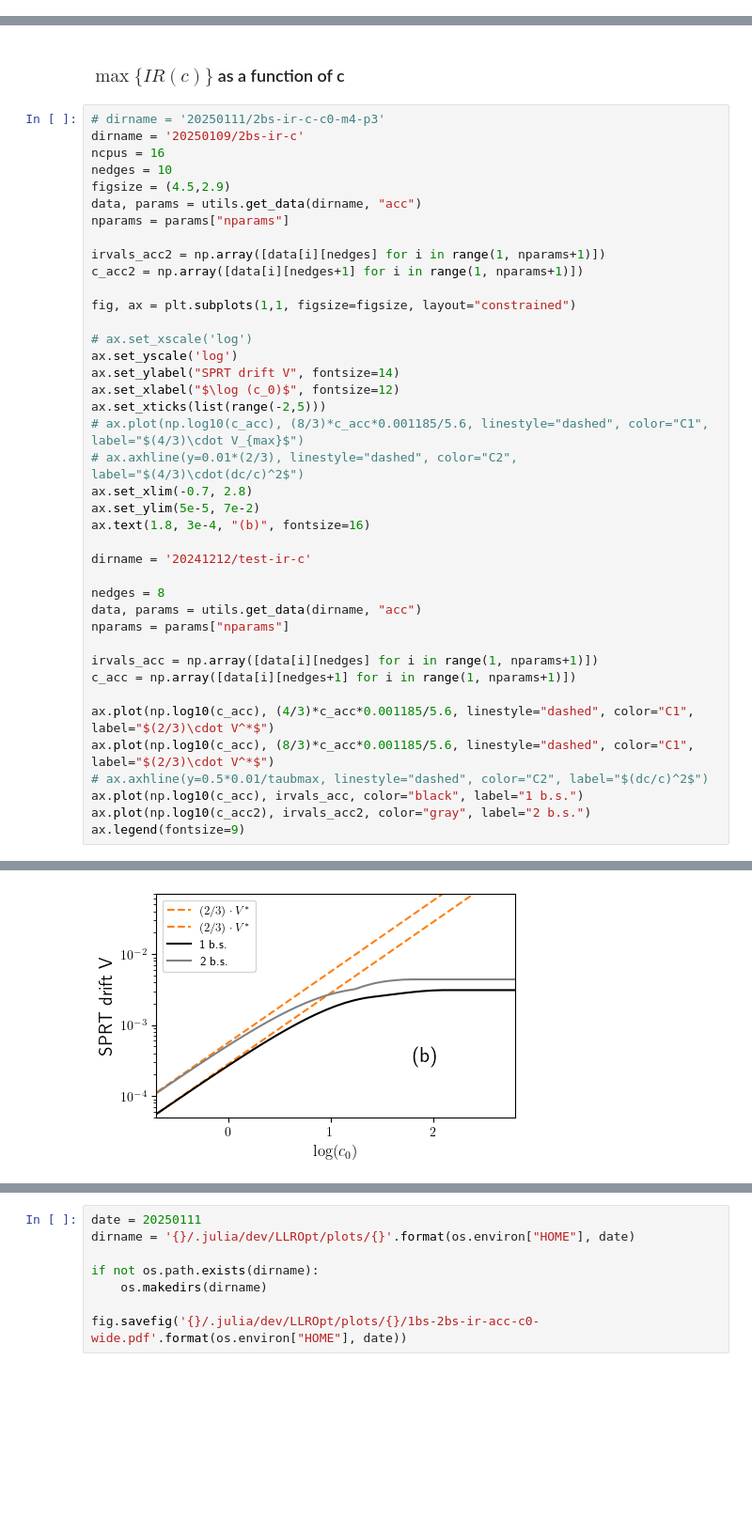
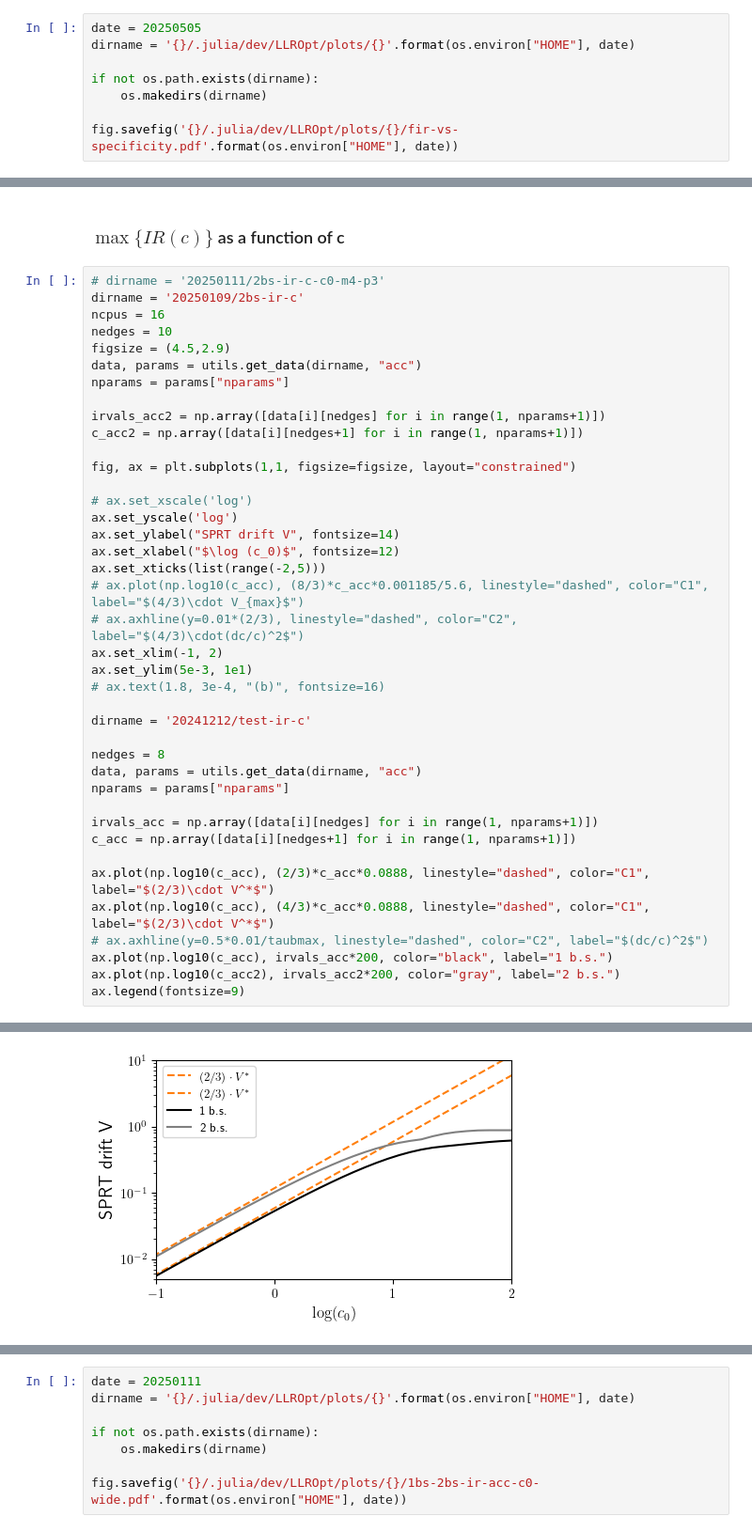
Before and after one commit to ta-rekt/LLROpt.jl, a Jupyter notebook: development.ipynb, the cells around one changed output, grey strips where cells are left out. Shown at 94% size. Cells and saved outputs as stored; diff of their text form; blank space fills up the shorter version.

```diff
--- a/development.ipynb
+++ b/development.ipynb
@@ -2909,3 +2943,11 @@ ax.plot(pons, tbs)
+# %%
+date = 20250505
+dirname = '{}/.julia/dev/LLROpt/plots/{}'.format(os.environ["HOME"], date)
+
+if not os.path.exists(dirname):
+    os.makedirs(dirname)
+
+fig.savefig('{}/.julia/dev/LLROpt/plots/{}/fir-vs-specificity.pdf'.format(os.environ["HOME"], date))
 # %% [markdown]
 # Multiple binding sites
 # %% [markdown]
@@ -5581,39 +5623,39 @@ nedges = 10
 figsize = (4.5,2.9)
 data, params = utils.get_data(dirname, "acc")
 nparams = params["nparams"]
 
 irvals_acc2 = np.array([data[i][nedges] for i in range(1, nparams+1)])
 c_acc2 = np.array([data[i][nedges+1] for i in range(1, nparams+1)])
 
 fig, ax = plt.subplots(1,1, figsize=figsize, layout="constrained")
 
 # ax.set_xscale('log')
 ax.set_yscale('log')
 ax.set_ylabel("SPRT drift V", fontsize=14)
 ax.set_xlabel("$\log (c_0)$", fontsize=12)
 ax.set_xticks(list(range(-2,5)))
 # ax.plot(np.log10(c_acc), (8/3)*c_acc*0.001185/5.6, linestyle="dashed", color="C1", label="$(4/3)\cdot V_{max}$")
 # ax.axhline(y=0.01*(2/3), linestyle="dashed", color="C2", label="$(4/3)\cdot(dc/c)^2$")
-ax.set_xlim(-0.7, 2.8)
-ax.set_ylim(5e-5, 7e-2)
-ax.text(1.8, 3e-4, "(b)", fontsize=16)
+ax.set_xlim(-1, 2)
+ax.set_ylim(5e-3, 1e1)
+# ax.text(1.8, 3e-4, "(b)", fontsize=16)
 
 dirname = '20241212/test-ir-c'
 
 nedges = 8
 data, params = utils.get_data(dirname, "acc")
 nparams = params["nparams"]
 
 irvals_acc = np.array([data[i][nedges] for i in range(1, nparams+1)])
 c_acc = np.array([data[i][nedges+1] for i in range(1, nparams+1)])
 
-ax.plot(np.log10(c_acc), (4/3)*c_acc*0.001185/5.6, linestyle="dashed", color="C1", label="$(2/3)\cdot V^*$")
-ax.plot(np.log10(c_acc), (8/3)*c_acc*0.001185/5.6, linestyle="dashed", color="C1", label="$(2/3)\cdot V^*$")
+ax.plot(np.log10(c_acc), (2/3)*c_acc*0.0888, linestyle="dashed", color="C1", label="$(2/3)\cdot V^*$")
+ax.plot(np.log10(c_acc), (4/3)*c_acc*0.0888, linestyle="dashed", color="C1", label="$(2/3)\cdot V^*$")
 # ax.axhline(y=0.5*0.01/taubmax, linestyle="dashed", color="C2", label="$(dc/c)^2$")
-ax.plot(np.log10(c_acc), irvals_acc, color="black", label="1 b.s.")
-ax.plot(np.log10(c_acc2), irvals_acc2, color="gray", label="2 b.s.")
+ax.plot(np.log10(c_acc), irvals_acc*200, color="black", label="1 b.s.")
+ax.plot(np.log10(c_acc2), irvals_acc2*200, color="gray", label="2 b.s.")
 ax.legend(fontsize=9)
 # %% [output]
 <matplotlib.legend.Legend at 0x...>
-[figure, old version]
+[figure, new version]
 # %%
```
Also changed, not shown: parts of 15 cells of this notebook, 4 other files.
